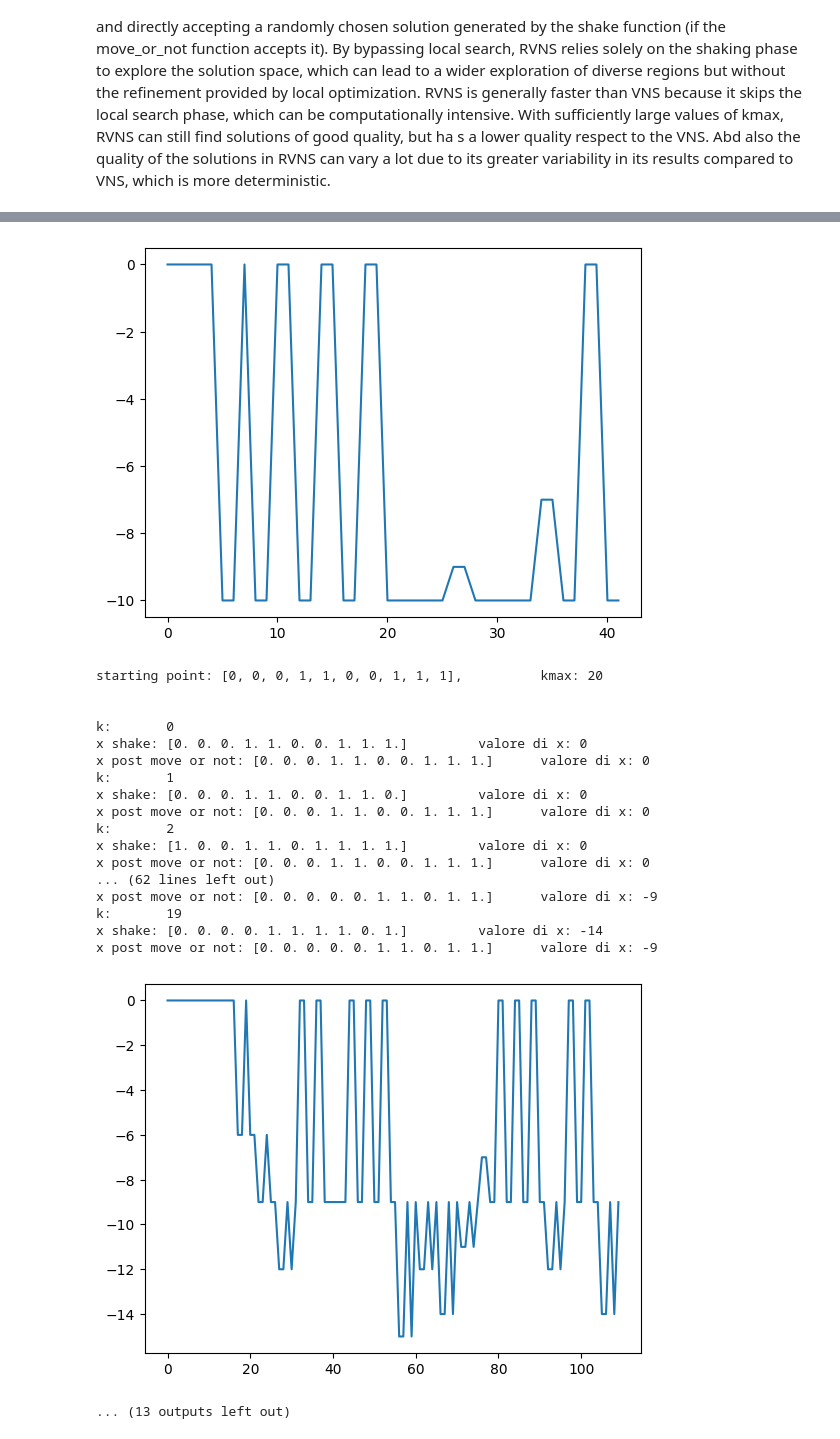
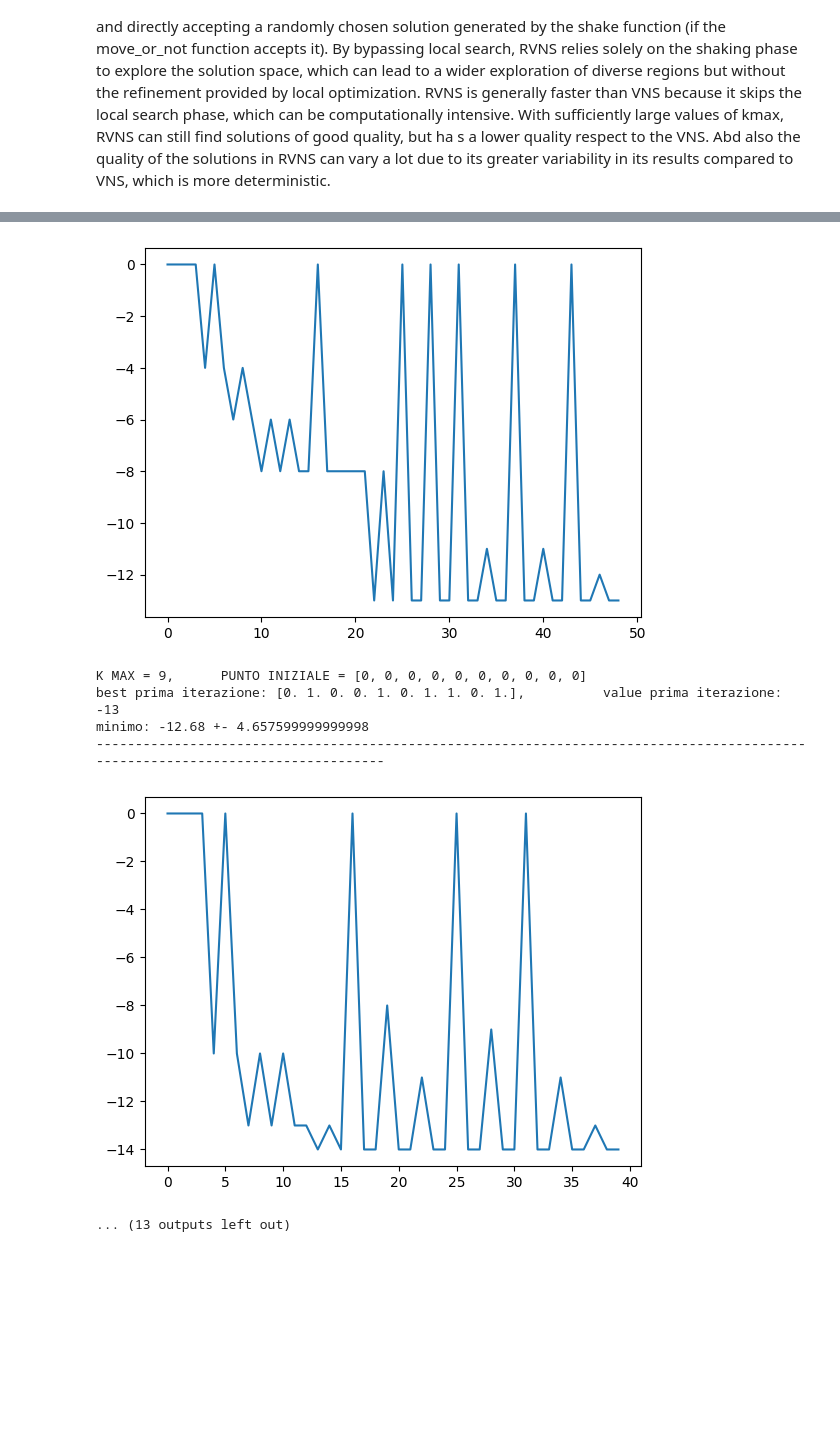
Before and after one commit to CarlottaGiacchetta/lab_optimizationTechniques, a Jupyter notebook: lab4/optimtech_lab4.ipynb, the cells around one changed output, grey strips where cells are left out. Cells and saved outputs as stored; diff of their text form; code cells hidden in the pictures; blank space fills up the shorter version.

```diff
--- a/lab4/optimtech_lab4.ipynb
+++ b/lab4/optimtech_lab4.ipynb
@@ -450,10 +363,23 @@ RVNS is generally faster than VNS because it skips the local search phase, which
 # %%
 x = [[0]*10,[0,0,0,1,1,0,0,1,1,1], [0,0,0,0,0,0,0,1,1,1], [0,1,0,0,0,0,0,0,0,0]]
 kmaxs = [3,9, 20]
-for xi in x:
-    for kmax in kmaxs:
-        print(f'starting point: {xi}, \t kmax: {kmax}\n\n')
-        func = Knapsack_0_1()
-        rvns(func, xi, kmax)
-        func.trend()
+
+for kmax in kmaxs:
+
+    for xi in x:
+        min_list = []
+
+        for sssss in range(100):
+            func = Knapsack_0_1()
+            best, best_val = rvns(func, xi, kmax)
+            if sssss == 0:
+                print('--------------------------------------------------------------------------------------------------------------------------------\n\n\n')
+                func.trend()
+                print(f"K MAX = {kmax}, \tPUNTO INIZIALE = {xi}")
+                print(f'best prima iterazione: {best}, \t value prima iterazione: {best_val}')
+            min_list.append(best_val)
+
+        media = sum(min_list) / len(min_list)
+        varianza = sum((x - media) ** 2 for x in min_list) / len(min_list)
+        print(f'minimo: {media} +- {varianza}' )
 # %% [output]
@@ -544,20 +407,7 @@ x post move or not: [0. 0. 0. 0. 1. 0. 0. 1. 1. 1.]      valore di x: -10
-[figure, old version]
+[figure, new version]
-starting point: [0, 0, 0, 1, 1, 0, 0, 1, 1, 1],          kmax: 20
-
-
-k:       0
-x shake: [0. 0. 0. 1. 1. 0. 0. 1. 1. 1.]         valore di x: 0
-x post move or not: [0. 0. 0. 1. 1. 0. 0. 1. 1. 1.]      valore di x: 0
-k:       1
-x shake: [0. 0. 0. 1. 1. 0. 0. 1. 1. 0.]         valore di x: 0
-x post move or not: [0. 0. 0. 1. 1. 0. 0. 1. 1. 1.]      valore di x: 0
-k:       2
-x shake: [1. 0. 0. 1. 1. 0. 1. 1. 1. 1.]         valore di x: 0
-x post move or not: [0. 0. 0. 1. 1. 0. 0. 1. 1. 1.]      valore di x: 0
-... (62 lines left out)
-x post move or not: [0. 0. 0. 0. 0. 1. 1. 0. 1. 1.]      valore di x: -9
-k:       19
-x shake: [0. 0. 0. 0. 1. 1. 1. 1. 0. 1.]         valore di x: -14
-x post move or not: [0. 0. 0. 0. 0. 1. 1. 0. 1. 1.]      valore di x: -9
+K MAX = 9,      PUNTO INIZIALE = [0, 0, 0, 0, 0, 0, 0, 0, 0, 0]
+best prima iterazione: [0. 1. 0. 0. 1. 0. 1. 1. 0. 1.],          value prima iterazione: -13
+minimo: -12.68 +- 4.657599999999998
+--------------------------------------------------------------------------------------------------------------------------------
-[figure, old version]
+[figure, new version]
 ... (13 outputs left out)
```
Also changed, not shown: parts of 3 cells of this notebook.
